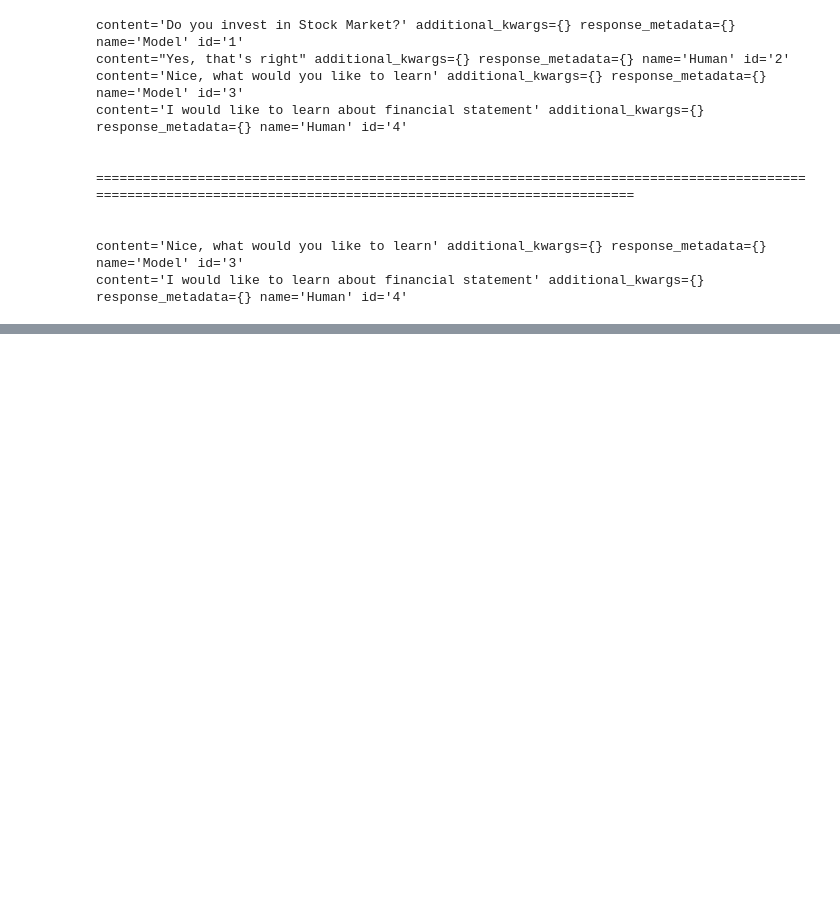
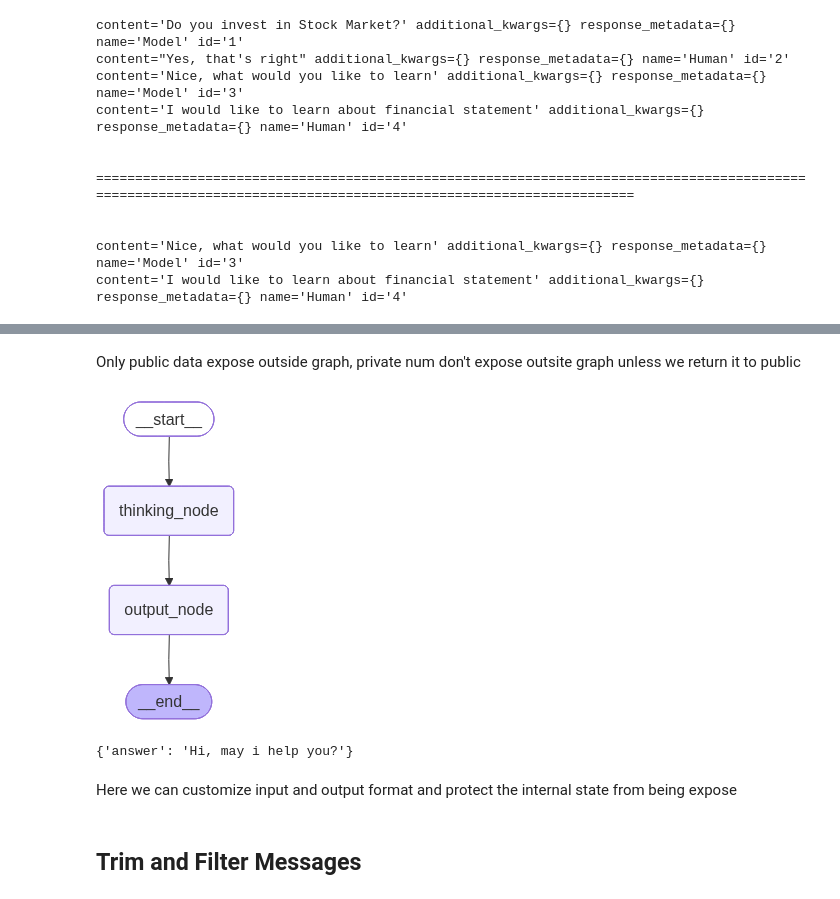
Before and after one commit to DerrickVericho/LLM-Portofolio, a Jupyter notebook: notebook/langgraph.ipynb, the cells around one changed output, grey strips where cells are left out. Drawn from its saved outputs; the diff is of its cells as text; code cells hidden in the pictures; blank space fills up the shorter version.

Commit message:
feat: multiple schemas note

```diff
--- a/notebook/langgraph.ipynb
+++ b/notebook/langgraph.ipynb
@@ -860,0 +900,40 @@ content='I would like to learn about financial statement' additional_kwargs={} r
+# %% [markdown]
+Only public data expose outside graph, private num don't expose outsite graph unless we return it to public
+# %%
+class InputState(TypedDict):
+    question: str
+
+class OutputState(TypedDict):
+    answer: str
+
+class InternalState(TypedDict):
+    question: str
+    answer: str
+    notes: str
+
+def thinking_node(state: InputState) -> InternalState:
+    return {"question": state["question"], "answer": "Hi, may i help you?", "notes": "... thinking"}
+
+def output_node(state: InternalState) -> OutputState:
+    return {"answer": state["answer"]}
+
+builder = StateGraph(InternalState, input_schema=InputState, output_schema=OutputState)
+builder.add_node("thinking_node", thinking_node)
+builder.add_node("output_node", output_node)
+
+builder.add_edge(START, "thinking_node")
+builder.add_edge("thinking_node", "output_node")
+builder.add_edge("output_node", END)
+
+graph = builder.compile()
+display(Image(graph.get_graph().draw_mermaid_png()))
+# %% [output]
+[figure, added]
+# %%
+graph.invoke({"question": "Hi, how are you?"})
+# %% [output]
+{'answer': 'Hi, may i help you?'}
+# %% [markdown]
+Here we can customize input and output format and protect the internal state from being expose
+# %% [markdown]
+## Trim and Filter Messages
```
Also changed, not shown: parts of 5 cells of this notebook.
